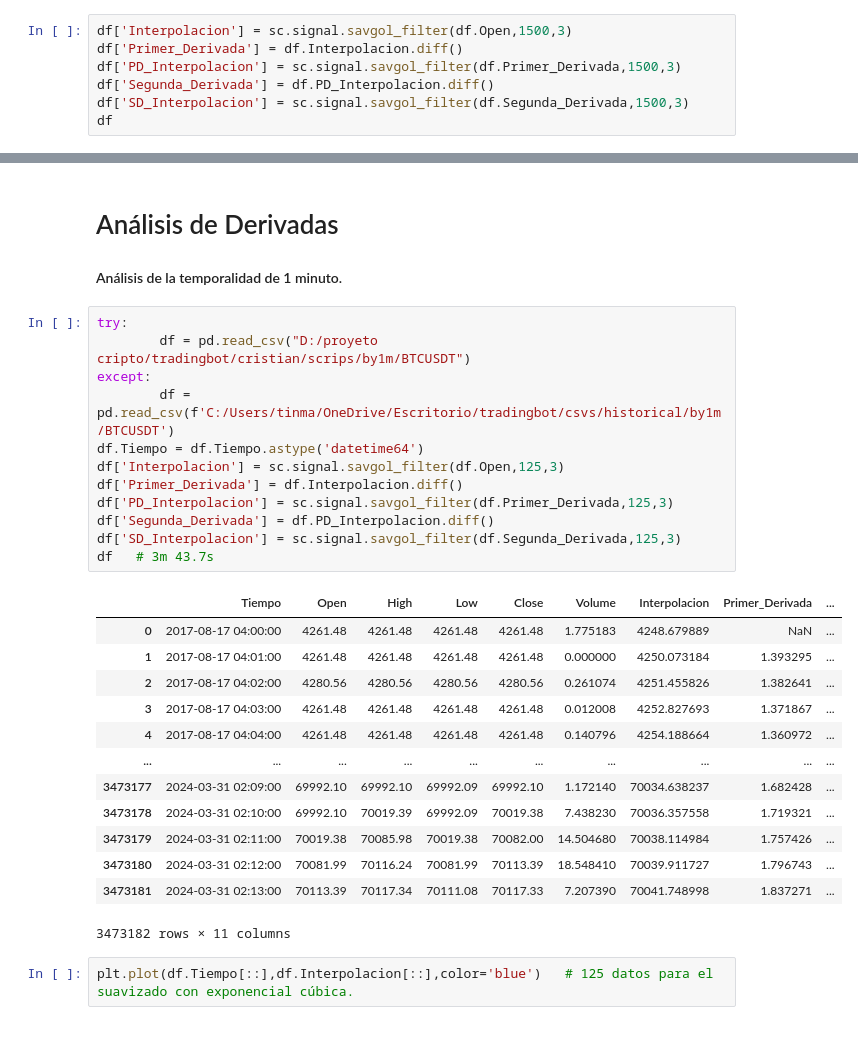
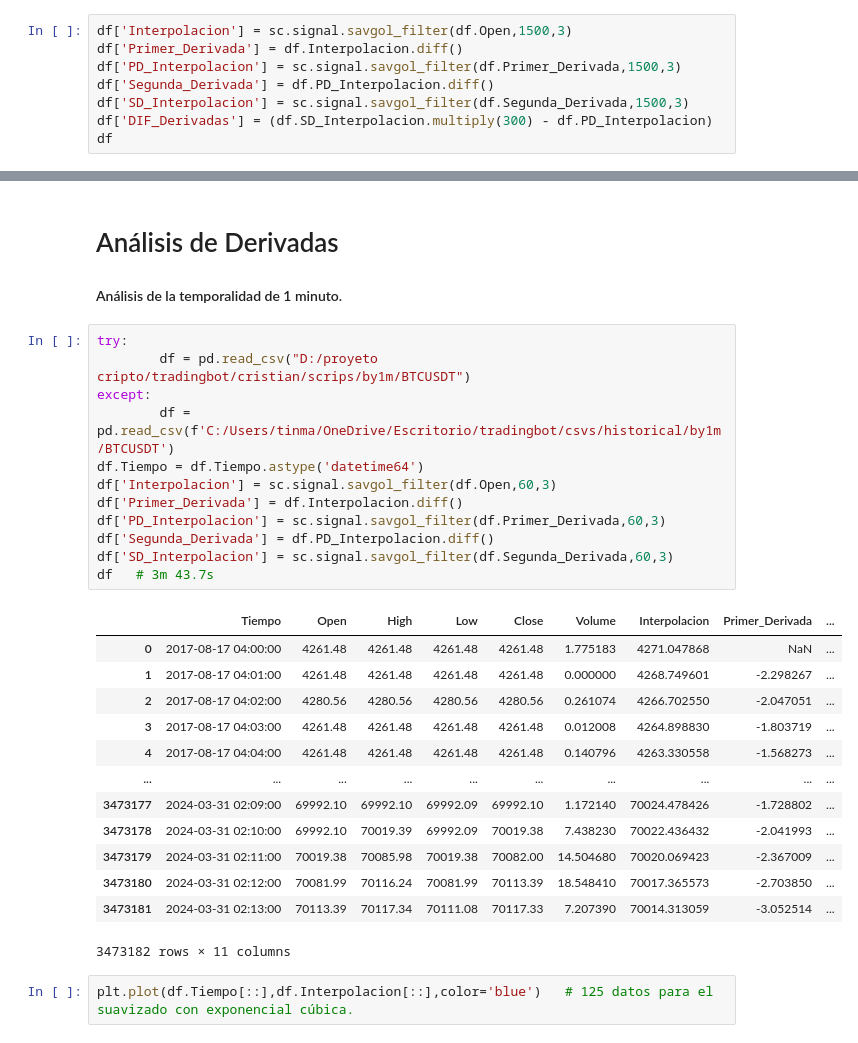
Before and after one commit to Tinmarian/tradingbot, a Jupyter notebook: cristian/scrips/analisis_graficas_derivadas.ipynb, the cells around one changed output, grey strips where cells are left out. Saved outputs shown, nothing was run; the diff lists cells and outputs as text.

```diff
--- a/cristian/scrips/analisis_graficas_derivadas.ipynb
+++ b/cristian/scrips/analisis_graficas_derivadas.ipynb
@@ -102,6 +123,7 @@ df['Primer_Derivada'] = df.Interpolacion.diff()
 df['PD_Interpolacion'] = sc.signal.savgol_filter(df.Primer_Derivada,1500,3)
 df['Segunda_Derivada'] = df.PD_Interpolacion.diff()
 df['SD_Interpolacion'] = sc.signal.savgol_filter(df.Segunda_Derivada,1500,3)
+df['DIF_Derivadas'] = (df.SD_Interpolacion.multiply(300) - df.PD_Interpolacion)
 df
 # %% [output]
 |  | Tiempo | Open | High | Low | Close | Volume | Interpolacion | Primer_Derivada | ... |
@@ -207,28 +250,28 @@ plt.plot(df.Tiempo[a:b],df.SD_Interpolacion[a:b].multiply(300))
 # %%
 try:
         df = pd.read_csv("D:/proyeto cripto/tradingbot/cristian/scrips/by1m/BTCUSDT")
 except:
         df = pd.read_csv(f'C:/Users/tinma/OneDrive/Escritorio/tradingbot/csvs/historical/by1m/BTCUSDT')
 df.Tiempo = df.Tiempo.astype('datetime64')
-df['Interpolacion'] = sc.signal.savgol_filter(df.Open,125,3)
+df['Interpolacion'] = sc.signal.savgol_filter(df.Open,60,3)
 df['Primer_Derivada'] = df.Interpolacion.diff()
-df['PD_Interpolacion'] = sc.signal.savgol_filter(df.Primer_Derivada,125,3)
+df['PD_Interpolacion'] = sc.signal.savgol_filter(df.Primer_Derivada,60,3)
 df['Segunda_Derivada'] = df.PD_Interpolacion.diff()
-df['SD_Interpolacion'] = sc.signal.savgol_filter(df.Segunda_Derivada,125,3)
+df['SD_Interpolacion'] = sc.signal.savgol_filter(df.Segunda_Derivada,60,3)
 df   # 3m 43.7s
 # %% [output]
 |  | Tiempo | Open | High | Low | Close | Volume | Interpolacion | Primer_Derivada | ... |
-| 0 | 2017-08-17 04:00:00 | 4261.48 | 4261.48 | 4261.48 | 4261.48 | 1.775183 | 4248.679889 | NaN | ... |
-| 1 | 2017-08-17 04:01:00 | 4261.48 | 4261.48 | 4261.48 | 4261.48 | 0.000000 | 4250.073184 | 1.393295 | ... |
-| 2 | 2017-08-17 04:02:00 | 4280.56 | 4280.56 | 4280.56 | 4280.56 | 0.261074 | 4251.455826 | 1.382641 | ... |
-| 3 | 2017-08-17 04:03:00 | 4261.48 | 4261.48 | 4261.48 | 4261.48 | 0.012008 | 4252.827693 | 1.371867 | ... |
-| 4 | 2017-08-17 04:04:00 | 4261.48 | 4261.48 | 4261.48 | 4261.48 | 0.140796 | 4254.188664 | 1.360972 | ... |
+| 0 | 2017-08-17 04:00:00 | 4261.48 | 4261.48 | 4261.48 | 4261.48 | 1.775183 | 4271.047868 | NaN | ... |
+| 1 | 2017-08-17 04:01:00 | 4261.48 | 4261.48 | 4261.48 | 4261.48 | 0.000000 | 4268.749601 | -2.298267 | ... |
+| 2 | 2017-08-17 04:02:00 | 4280.56 | 4280.56 | 4280.56 | 4280.56 | 0.261074 | 4266.702550 | -2.047051 | ... |
+| 3 | 2017-08-17 04:03:00 | 4261.48 | 4261.48 | 4261.48 | 4261.48 | 0.012008 | 4264.898830 | -1.803719 | ... |
+| 4 | 2017-08-17 04:04:00 | 4261.48 | 4261.48 | 4261.48 | 4261.48 | 0.140796 | 4263.330558 | -1.568273 | ... |
 | ... | ... | ... | ... | ... | ... | ... | ... | ... | ... |
-| 3473177 | 2024-03-31 02:09:00 | 69992.10 | 69992.10 | 69992.09 | 69992.10 | 1.172140 | 70034.638237 | 1.682428 | ... |
-| 3473178 | 2024-03-31 02:10:00 | 69992.10 | 70019.39 | 69992.09 | 70019.38 | 7.438230 | 70036.357558 | 1.719321 | ... |
-| 3473179 | 2024-03-31 02:11:00 | 70019.38 | 70085.98 | 70019.38 | 70082.00 | 14.504680 | 70038.114984 | 1.757426 | ... |
-| 3473180 | 2024-03-31 02:12:00 | 70081.99 | 70116.24 | 70081.99 | 70113.39 | 18.548410 | 70039.911727 | 1.796743 | ... |
-| 3473181 | 2024-03-31 02:13:00 | 70113.39 | 70117.34 | 70111.08 | 70117.33 | 7.207390 | 70041.748998 | 1.837271 | ... |
+| 3473177 | 2024-03-31 02:09:00 | 69992.10 | 69992.10 | 69992.09 | 69992.10 | 1.172140 | 70024.478426 | -1.728802 | ... |
+| 3473178 | 2024-03-31 02:10:00 | 69992.10 | 70019.39 | 69992.09 | 70019.38 | 7.438230 | 70022.436432 | -2.041993 | ... |
+| 3473179 | 2024-03-31 02:11:00 | 70019.38 | 70085.98 | 70019.38 | 70082.00 | 14.504680 | 70020.069423 | -2.367009 | ... |
+| 3473180 | 2024-03-31 02:12:00 | 70081.99 | 70116.24 | 70081.99 | 70113.39 | 18.548410 | 70017.365573 | -2.703850 | ... |
+| 3473181 | 2024-03-31 02:13:00 | 70113.39 | 70117.34 | 70111.08 | 70117.33 | 7.207390 | 70014.313059 | -3.052514 | ... |
 3473182 rows × 11 columns
 # %%
 plt.plot(df.Tiempo[::],df.Interpolacion[::],color='blue')   # 125 datos para el suavizado con exponencial cúbica.
```
Also changed, not shown: parts of 16 cells of this notebook, 2 other files.
